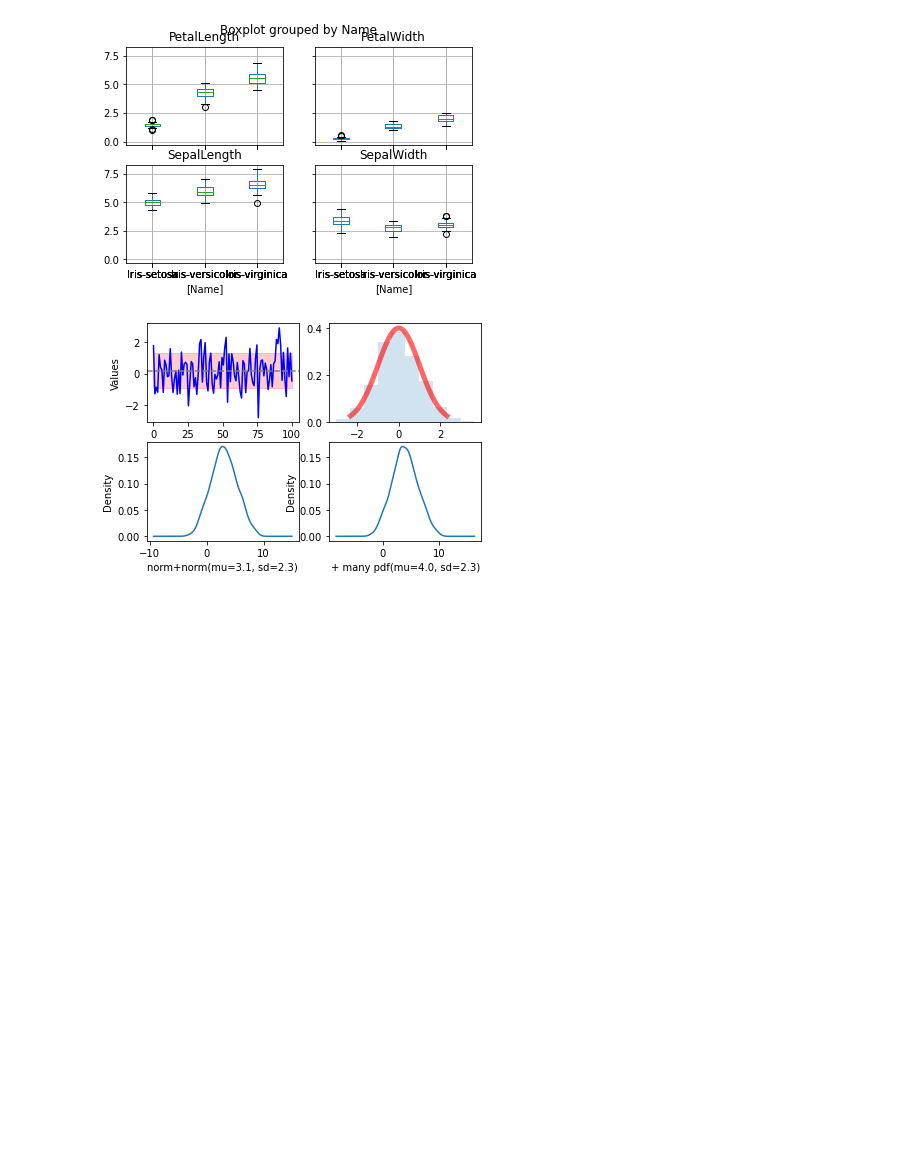
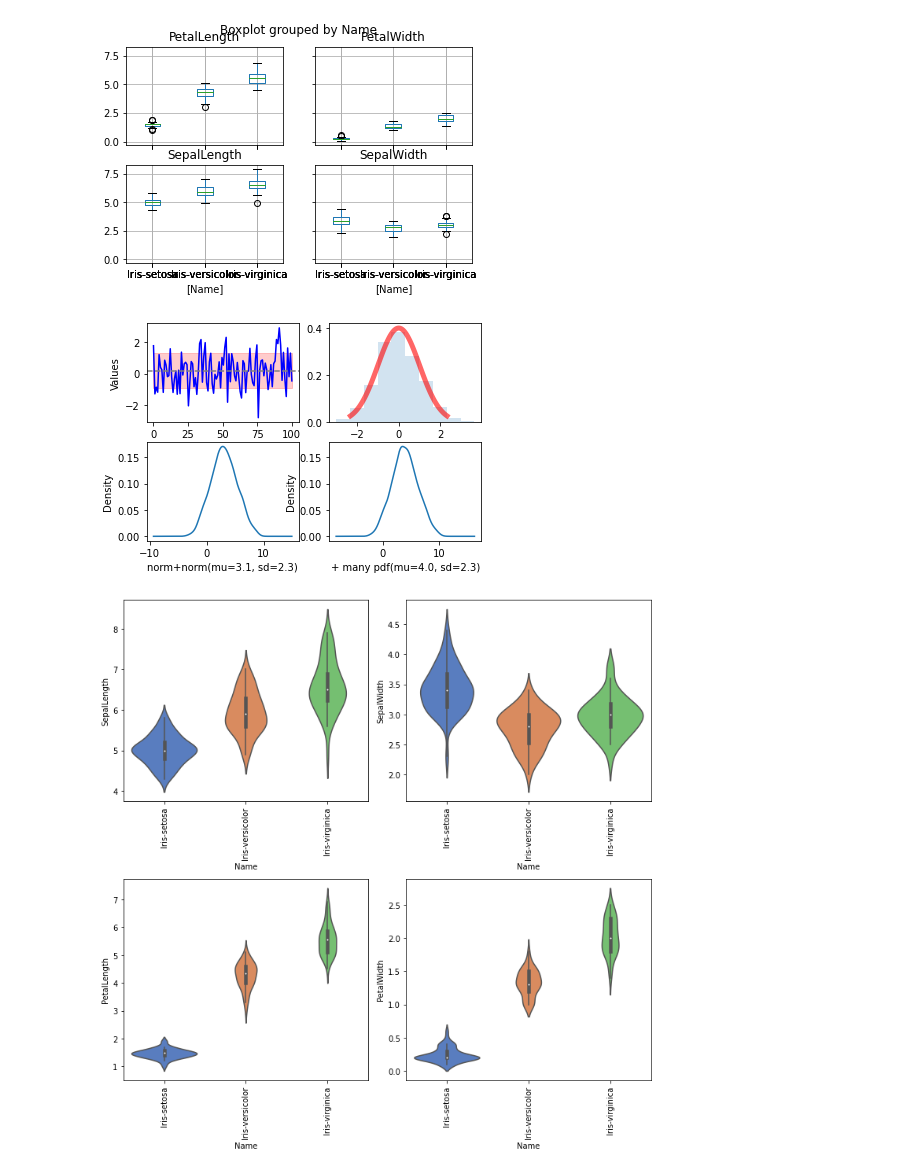
Before and after one commit to sunilsagar/Py-DayToDay, a Jupyter notebook: Module1/B2_24_25Sept/Day2.ipynb, the cells around one changed output. Drawn from its saved outputs; the diff is of its cells as text; code cells hidden in the pictures; blank space fills up the shorter version.

```diff
--- a/Module1/B2_24_25Sept/Day2.ipynb
+++ b/Module1/B2_24_25Sept/Day2.ipynb
@@ -156,3 +156,17 @@ array([[<AxesSubplot:title={'center':'PetalLength'}, xlabel='[Name]'>,
 %run demo_code/1.2.Gaussian_distributions.py
 # %% [output]
 [figure]
+# %%
+#Violin plot : box plote + KDE
+import seaborn as sns
+#in width, height in inches
+fig = plt.figure(figsize=(10,10))
+i = 0
+for y in iris.columns[0:4]:
+    fig.add_subplot(2,2,i+1)
+    sns.violinplot(x="Name", y=y,data=iris, palette="muted")
+    plt.xticks(rotation=90)
+    i += 1
+fig.tight_layout()
+# %% [output]
+[figure, added]
```
